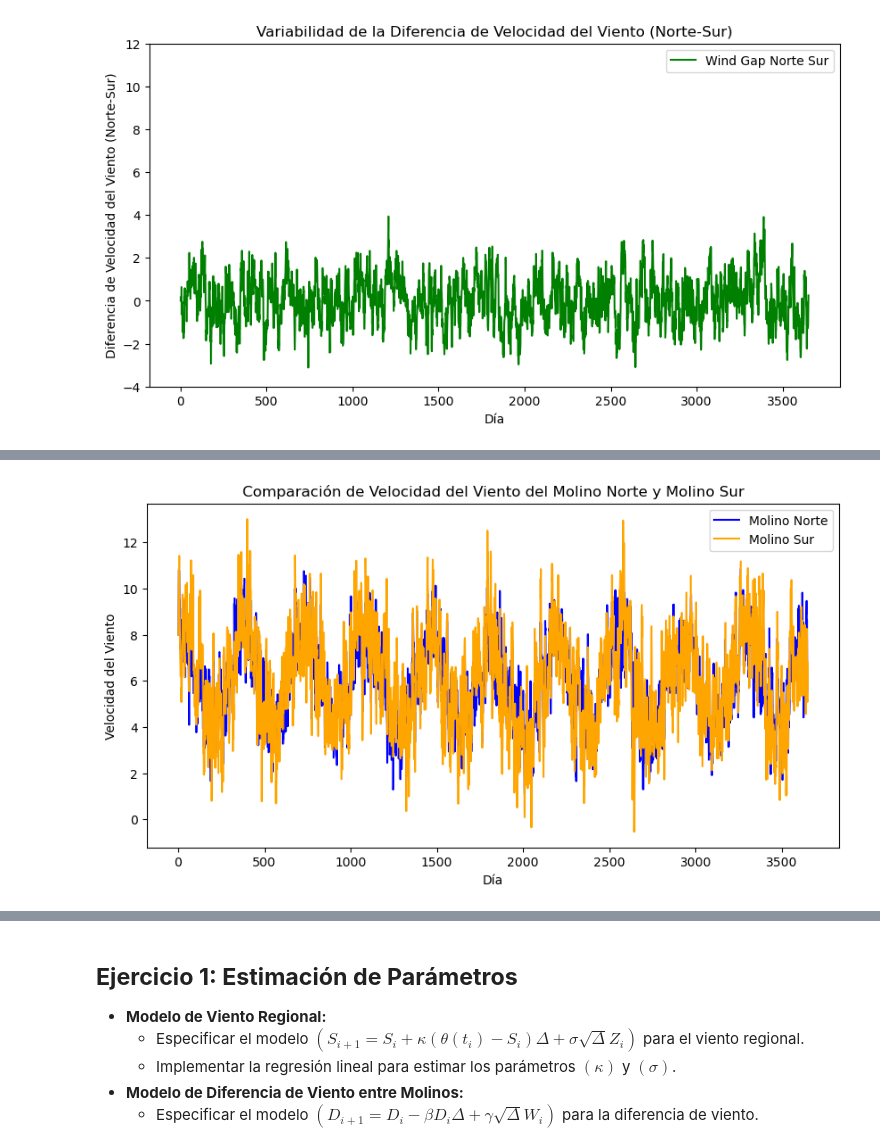
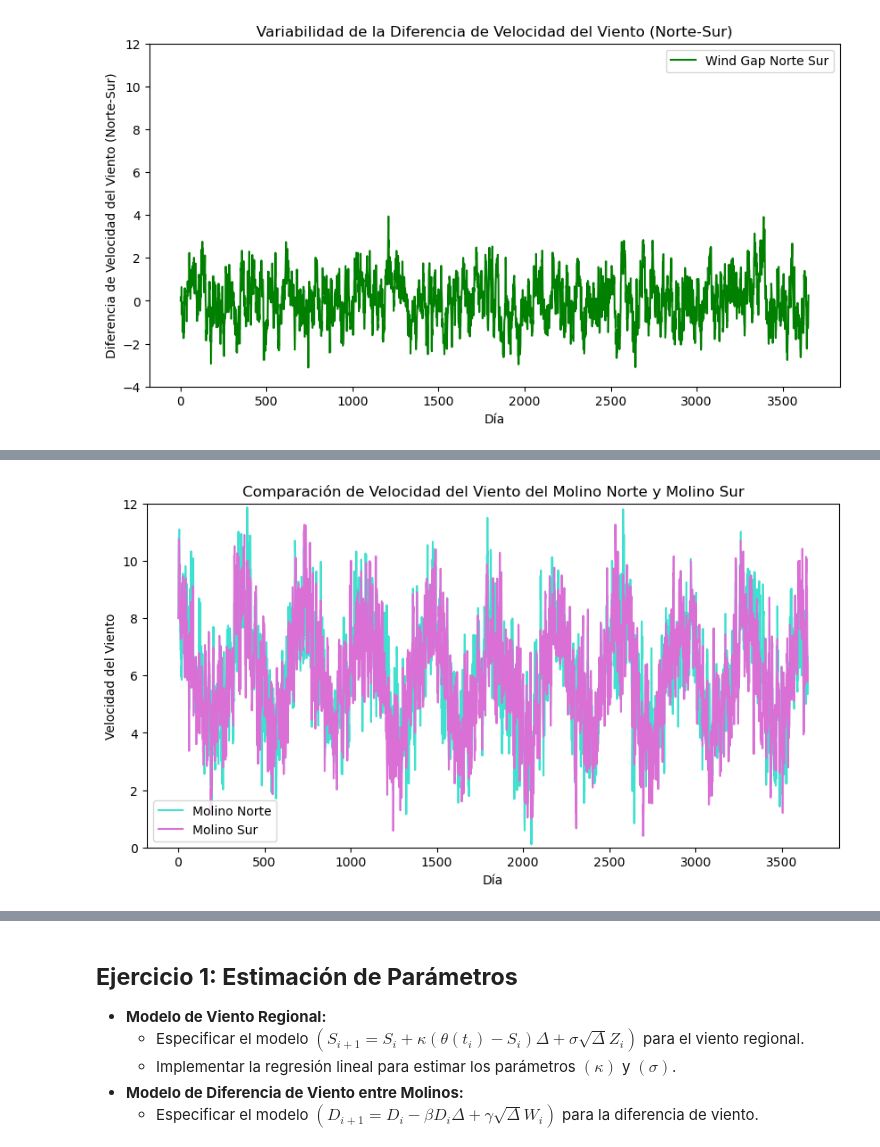
Before and after one commit to olmiave/ACN_TP1, a Jupyter notebook: TP1.ipynb, the cells around one changed output, grey strips where cells are left out. Drawn from its saved outputs; the diff is of its cells as text; code cells hidden in the pictures.

Commit message:
changes to the wind btwn north and south in ex.1 + added an interpretation of it as an illustration

```diff
--- a/TP1.ipynb
+++ b/TP1.ipynb
@@ -107,12 +123,16 @@ plt.show()
+# %%
+molino_norte = pd.DataFrame(wind['regional wind'] + wind['wind gap norte sur'] * 1/2)
+molino_sur = pd.DataFrame(wind['regional wind'] - wind['wind gap norte sur'] * 1/2)
 # %%
 plt.figure(figsize=(10, 5))
-plt.plot(wind['dia'], wind['regional wind'], label='Molino Norte', color='blue')
-plt.plot(wind['dia'], wind['regional wind'] + wind['wind gap norte sur'], label='Molino Sur', color='orange')
+plt.plot(wind['dia'], molino_norte, label='Molino Norte', color='turquoise')
+plt.plot(wind['dia'], molino_sur, label='Molino Sur', color='orchid')
 plt.xlabel('Día')
 plt.ylabel('Velocidad del Viento')
 plt.title('Comparación de Velocidad del Viento del Molino Norte y Molino Sur')
+plt.ylim(0, 12)
 plt.legend()
 plt.show()
 # %% [output]
-[figure, old version]
+[figure, new version]
 # %%
```
Also changed, not shown: parts of 19 cells of this notebook, 3 other files.
